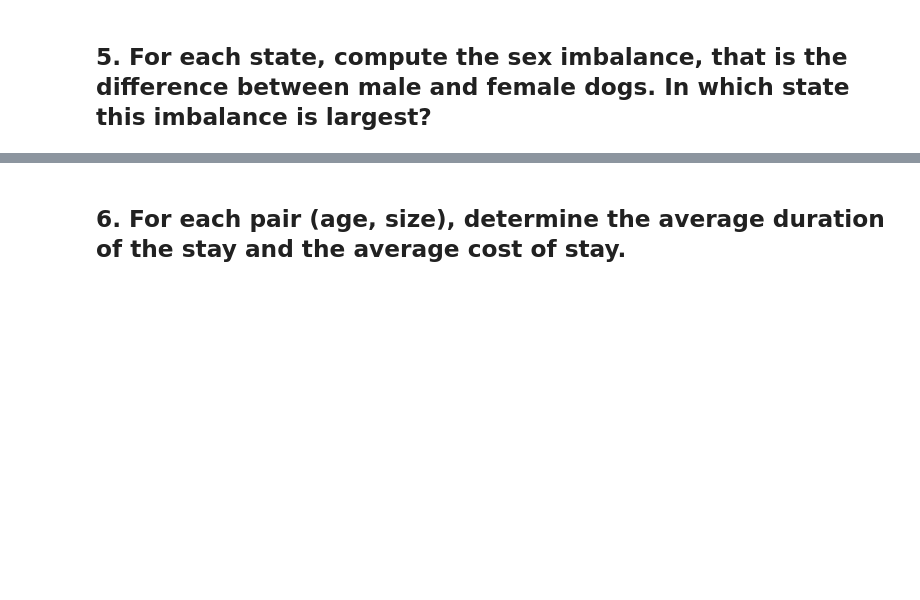
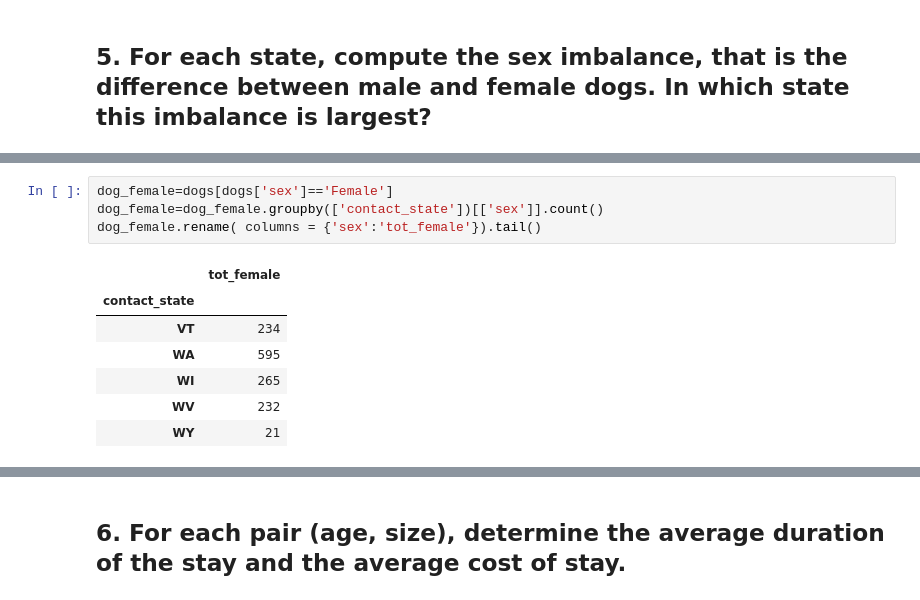
Before and after one commit to mat1218B/ProjectOfComputerScience, a Jupyter notebook: Project-CS_2022.ipynb, the cells around one changed output, grey strips where cells are left out. Cells and saved outputs as stored; diff of their text form; blank space fills up the shorter version.

```diff
--- a/Project-CS_2022.ipynb
+++ b/Project-CS_2022.ipynb
@@ -189,0 +204,12 @@ As we can see, there are many 'inf' values. It is correct because for that breed
+# %%
+dog_female=dogs[dogs['sex']=='Female']
+dog_female=dog_female.groupby(['contact_state'])[['sex']].count()
+dog_female.rename( columns = {'sex':'tot_female'}).tail()
+# %% [output]
+|  | tot_female |
+| contact_state |  |
+| VT | 234 |
+| WA | 595 |
+| WI | 265 |
+| WV | 232 |
+| WY | 21 |
```
Also changed, not shown: parts of 5 cells of this notebook.
